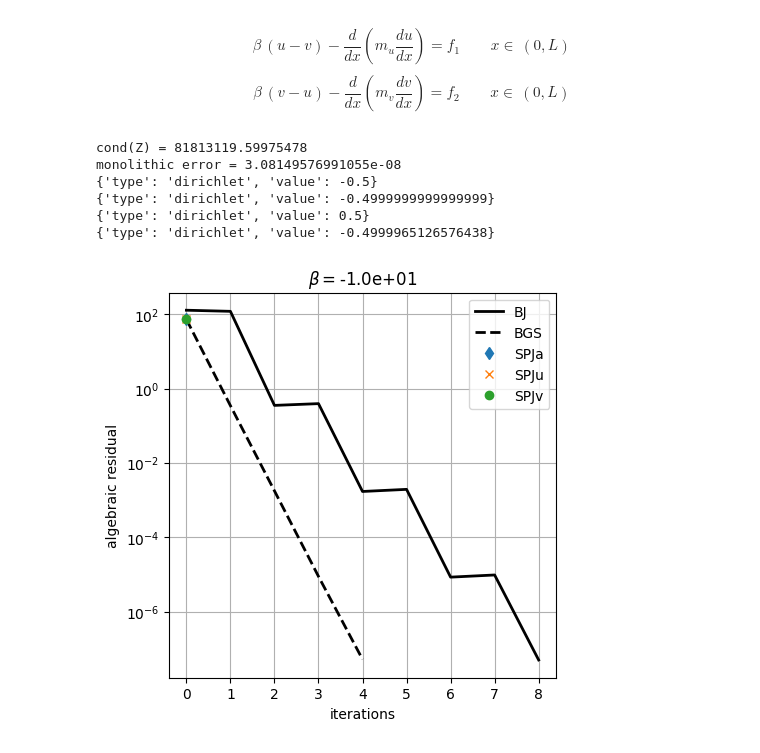
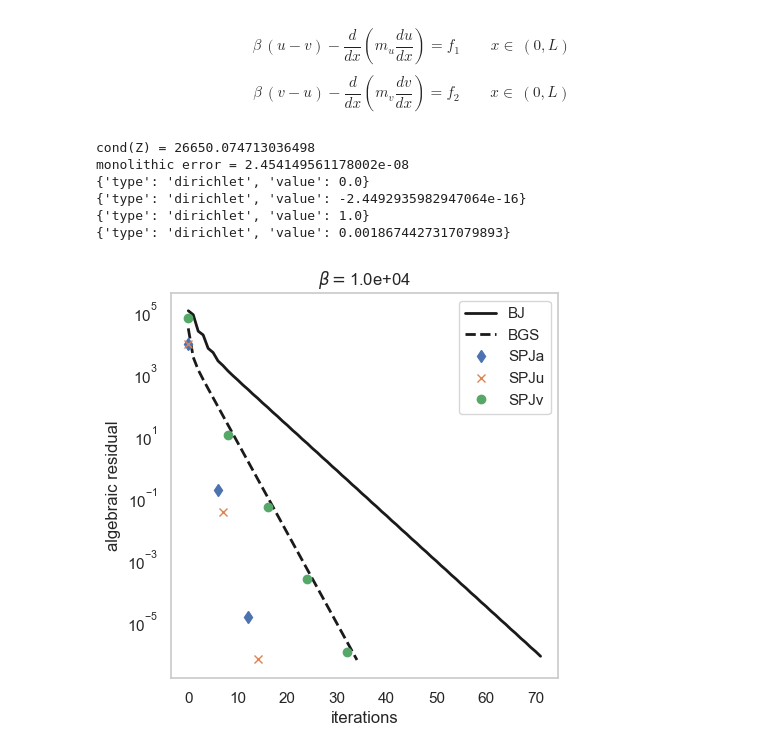
Before and after one commit to multiform-UoN/splittingschemes, a Jupyter notebook: python/fvm1D_dualPorosity.ipynb, the cells around one changed output. Saved outputs shown, nothing was run; the diff lists cells and outputs as text; code cells hidden in the pictures.

```diff
--- a/python/fvm1D_dualPorosity.ipynb
+++ b/python/fvm1D_dualPorosity.ipynb
@@ -57,18 +57,18 @@ def f_1(x, kwargs):
 def f_2(x, kwargs):
     return kwargs['beta']*(v_sol(x, kwargs)-u_sol(x, kwargs)) - (dm_vdx(x, kwargs)*dvdx_sol(x, kwargs) + m_v(x, kwargs)*d2vdx2_sol(x, kwargs))
 # %%
-L = 2.0*np.pi
-N = 256
+L = np.pi
+N = 128
 x = np.linspace(0, L, N+1) #faces coordinates
 xc = np.linspace(0.5*np.divide(L, N), L-0.5*np.divide(L, N), N) #centercells coordinates
 xfine = np.linspace(0, L, 1000)
 omega = 1.5 # SOR relaxation factor
 nit_max = 100
-toll = 1e-7
+toll = 1e-6
 
 
 kwargs = {
-    'beta': -1e1,#1e4
+    'beta': 1e4,
     # 'A': 1.0,
     # 'B': 0.2,
     # 'C': 1.0,
@@ -85,12 +85,12 @@ kwargs = {
     'M': 0.0, #shift
 
     # solutions
-    'N': -0.5,
-    'O': 0.3,
-    'P': 1.5,
+    'N': 0,
+    'O': 1,
+    'P': 2,
     'Q': 0.0,
 
-    'R': -0.5,
+    'R': 0,
     'S': 1.0,
     'T': 2.0
 }
@@ -177,39 +177,39 @@ plt.savefig('figures/dualporosity_aresidual.pdf')
 # axs[0].plot(x, mylib.fvm_reconstruct_1D(u_SPJu), label='SPJu')
 # axs[0].plot(x, mylib.fvm_reconstruct_1D(u_SPJv), label='SPJv')
 # axs[0].plot(x, mylib.fvm_reconstruct_1D(u_La),   label='La')
 # axs[0].plot(x, mylib.fvm_reconstruct_1D(u_Lu),   label='Lu')
 # axs[0].plot(x, mylib.fvm_reconstruct_1D(u_Lv),   label='Lv')
 # axs[0].plot(x, mylib.fvm_reconstruct_1D(u_S2PJ), label='S2PJ')
 # axs[0].plot(xfine, u_sol(xfine, kwargs), 'k-.',  label=r'$u(x)$')
 # axs[0].set_ylabel(r'$u$')
 
 # axs[1].plot(x, mylib.fvm_reconstruct_1D(v),      label='monolithic')
 # axs[1].plot(x, mylib.fvm_reconstruct_1D(v_BJ),   label='BJ')
 # axs[1].plot(x, mylib.fvm_reconstruct_1D(v_BGS),  label='BGS')
 # axs[1].plot(x, mylib.fvm_reconstruct_1D(v_SPJa), label='SPJa')
 # axs[1].plot(x, mylib.fvm_reconstruct_1D(v_SPJu), label='SPJu')
 # axs[1].plot(x, mylib.fvm_reconstruct_1D(v_SPJv), label='SPJv')
 # axs[1].plot(x, mylib.fvm_reconstruct_1D(v_La),   label='La')
 # axs[1].plot(x, mylib.fvm_reconstruct_1D(v_Lu),   label='Lu')
 # axs[1].plot(x, mylib.fvm_reconstruct_1D(v_Lv),   label='Lv')
 # axs[1].plot(x, mylib.fvm_reconstruct_1D(v_S2PJ), label='S2PJ')
 # axs[1].plot(xfine, v_sol(xfine, kwargs), 'k-.',  label=r'$v(x)$')
 # axs[1].set_xlabel(r'$x$')
 # axs[1].set_ylabel(r'$v$')
 
 # for val in axs:
 #     val.grid()
 # axs[0].legend()
 # plt.savefig('figures/dualporosity_results.pdf')
 
 plt.show()
 # %% [output]
-cond(Z) = 81813119.59975478
-monolithic error = 3.08149576991055e-08
-{'type': 'dirichlet', 'value': -0.5}
-{'type': 'dirichlet', 'value': -0.4999999999999999}
-{'type': 'dirichlet', 'value': 0.5}
-{'type': 'dirichlet', 'value': -0.4999965126576438}
+cond(Z) = 26650.074713036498
+monolithic error = 2.454149561178002e-08
+{'type': 'dirichlet', 'value': 0.0}
+{'type': 'dirichlet', 'value': -2.4492935982947064e-16}
+{'type': 'dirichlet', 'value': 1.0}
+{'type': 'dirichlet', 'value': 0.0018674427317079893}
-[figure, old version]
+[figure, new version]
 # %%
 
```
Also changed, not shown: parts of 1 cell of this notebook, 6 other files.
